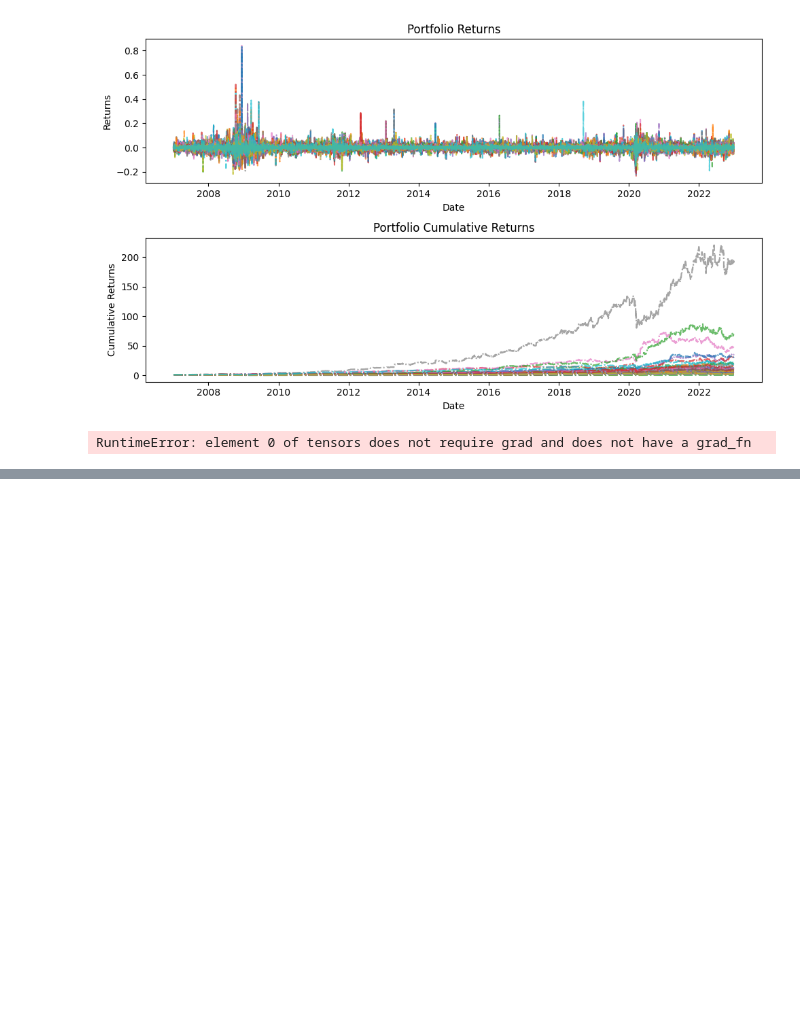
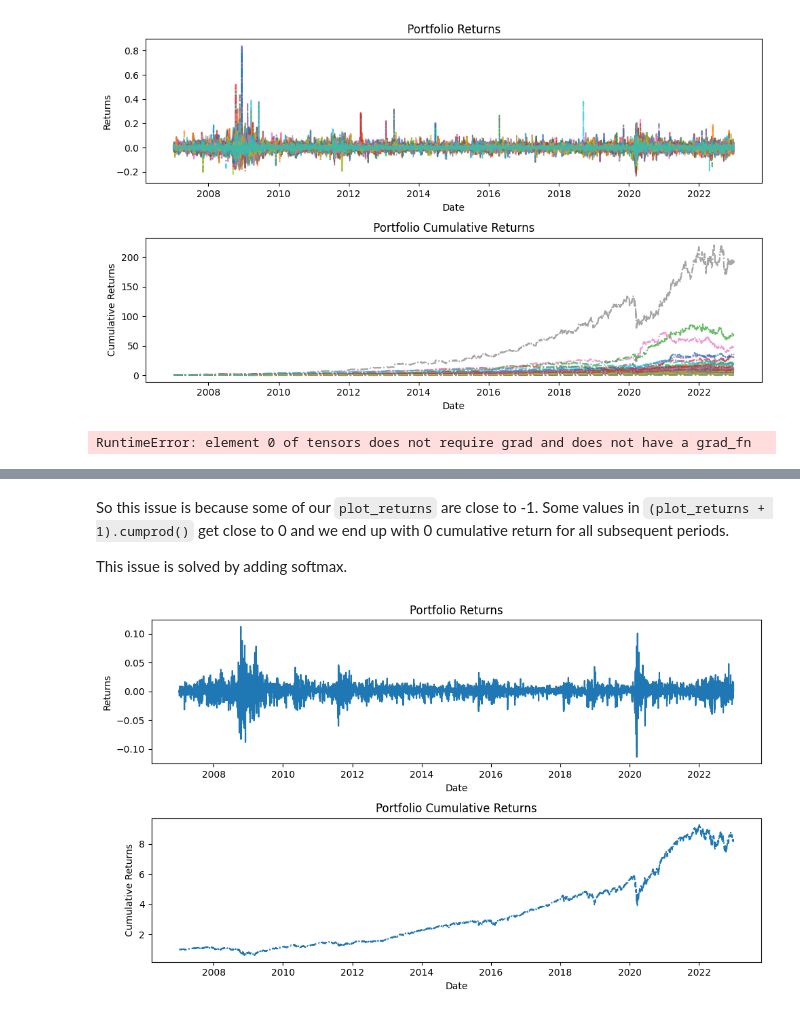
Before and after one commit to dhruv575/PRISM, a Jupyter notebook: notebooks/Online_Gradient_Descent - Week 11 Notebook.ipynb, the cells around one changed output, grey strips where cells are left out. Drawn from its saved outputs; the diff is of its cells as text; code cells hidden in the pictures; blank space fills up the shorter version.

```diff
--- a/notebooks/Online_Gradient_Descent - Week 11 Notebook.ipynb
+++ b/notebooks/Online_Gradient_Descent - Week 11 Notebook.ipynb
@@ -465,0 +517,67 @@ RuntimeError: element 0 of tensors does not require grad and does not have a gra
+# %% [markdown]
+So this issue is because some of our `plot_returns` are close to -1. Some values in `(plot_returns + 1).cumprod()` get close to 0 and we end up with 0 cumulative return for all subsequent periods.
+
+This issue is solved by adding softmax.
+# %%
+train_returns = []
+plot_returns = []
+
+weights = torch.rand(
+    size = (returns.shape[1],),
+    requires_grad=True
+)
+optimizer = torch.optim.SGD([weights], lr=0.1)
+
+weights_log = np.zeros((returns.shape[0], returns.shape[1]))
+
+for i, date in enumerate(returns.index):
+    normalized_weights = torch.nn.functional.softmax(weights, dim=0)
+    daily_returns = returns.loc[date].T
+    daily_tensor = torch.tensor(daily_returns.values, dtype=torch.float32)
+    ret = torch.dot(normalized_weights, daily_tensor)
+    plot_returns.append(ret.detach())
+
+    if i >= window_size:
+        past_returns = []
+        for j in range(max(0, i - window_size), i - 1):
+            past_daily = returns.iloc[j].values
+            past_ret = torch.dot(normalized_weights, torch.tensor(past_daily, dtype=torch.float32))
+            past_returns.append(past_ret)
+
+        past_returns = torch.stack(past_returns)
+        expected_return = calculate_objective_func(past_returns)
+
+        optimizer.zero_grad()
+        expected_return.backward()
+        optimizer.step()
+
+    weights_log[i] = normalized_weights.detach().numpy()
+
+plot_returns = np.asarray(plot_returns)
+
+fig, axes = plt.subplots(2, 1, figsize = (10, 6))
+axes[0].plot(
+    returns.index,
+    plot_returns,
+    label = 'returns',
+)
+axes[1].plot(
+    returns.index,
+    (plot_returns + 1).cumprod(),
+    linestyle = '-.',
+    label = 'cum returns'
+)
+
+
+axes[0].set_title('Portfolio Returns')
+axes[0].set_xlabel('Date')
+axes[0].set_ylabel('Returns')
+
+axes[1].set_title('Portfolio Cumulative Returns')
+axes[1].set_xlabel('Date')
+axes[1].set_ylabel('Cumulative Returns')
+
+plt.tight_layout()
+plt.show()
+# %% [output]
+[figure, added]
```
Also changed, not shown: parts of 20 cells of this notebook.
